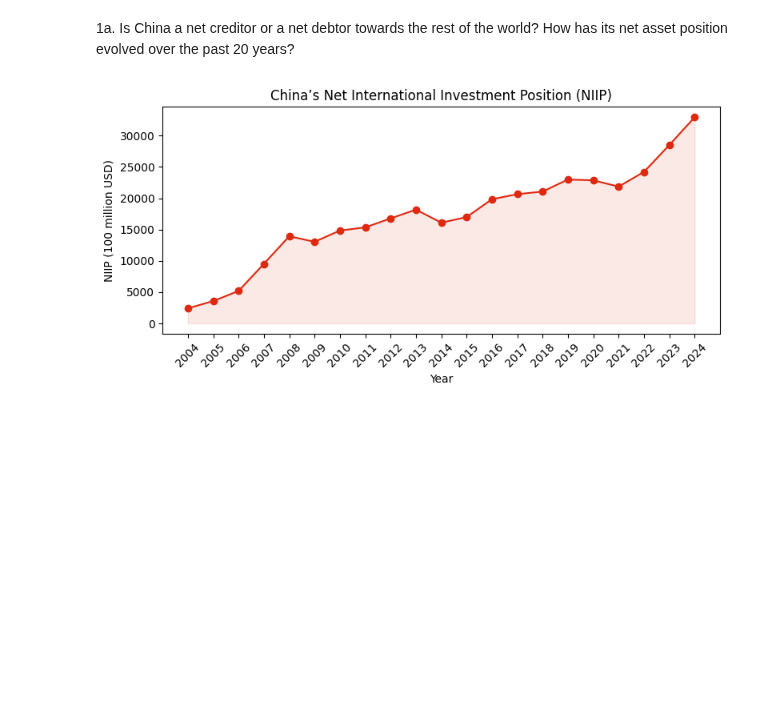
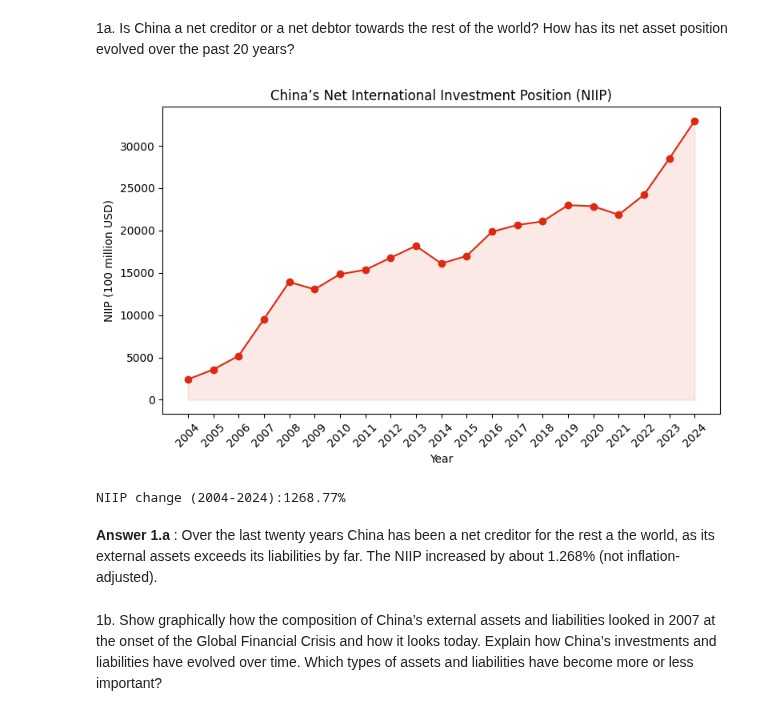
Before and after one commit to J-Wilke/Computational-Economics, a Jupyter notebook: Data Viz/China as a Global Creditor - a Data Excercise/China in the global Economy.ipynb, the cells around one changed output. Saved outputs shown, nothing was run; the diff lists cells and outputs as text; code cells hidden in the pictures; blank space fills up the shorter version.

```diff
--- a/Data Viz/China as a Global Creditor - a Data Excercise/China in the global Economy.ipynb
+++ b/Data Viz/China as a Global Creditor - a Data Excercise/China in the global Economy.ipynb
@@ -71,21 +71,33 @@ SAFE_data_long.head()
 # %%
 import matplotlib.pyplot as plt
 # Define the Net International Investment Position (NIIP) (Assets - Liabilities)
 niip = SAFE_data_long[SAFE_data_long["Category"] == "Net International Investment Position"]
 
-plt.figure(figsize=(8,4))
+plt.figure(figsize=(8,5))
 plt.plot(niip.Year, niip.Value, 'o-', color="#DE2910" )
 
 # Set x-ticks
 plt.xticks(niip.Year, rotation=45)
 
 # Shade under the line
 plt.fill_between(niip.Year,niip.Value,color="#DE2910",alpha=0.1)
 
 plt.title("China’s Net International Investment Position (NIIP)")
 plt.xlabel("Year")
 plt.ylabel("NIIP (100 million USD)")
 plt.tight_layout()
 plt.show()
+
+# grab 2004 and 2024
+NIIP_2004 = niip.loc[niip.Year == 2004, "Value"].item()
+NIIP_2024= niip.loc[niip.Year == 2024, "Value"].item()
+
+NIIP_change  = (NIIP_2024 / NIIP_2004 - 1) * 100
+print(f"NIIP change (2004-2024):{NIIP_change:.2f}%")
 # %% [output]
-[figure, old version]
+[figure, new version]
+NIIP change (2004-2024):1268.77%
+# %% [markdown]
+**Answer 1.a** : Over the last twenty years China has been a net creditor for the rest a the world, as its external assets exceeds its liabilities by far. The NIIP increased by about 1.268% (not inflation-adjusted).
+# %% [markdown]
+1b. Show graphically how the composition of China’s external assets and liabilities looked in 2007 at the onset of the Global Financial Crisis and how it looks today. Explain how China’s investments and liabilities have evolved over time. Which types of assets and liabilities have become more or less important?
```
